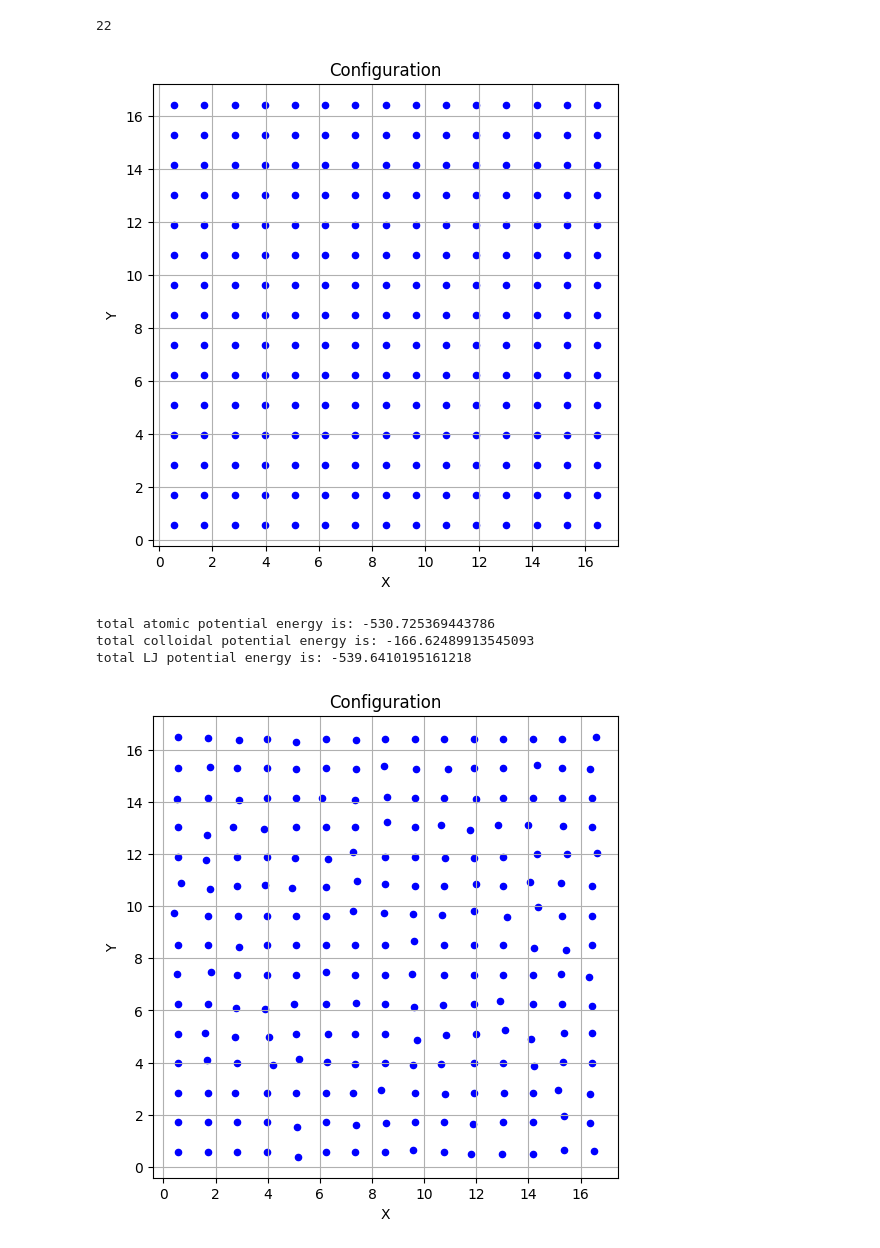
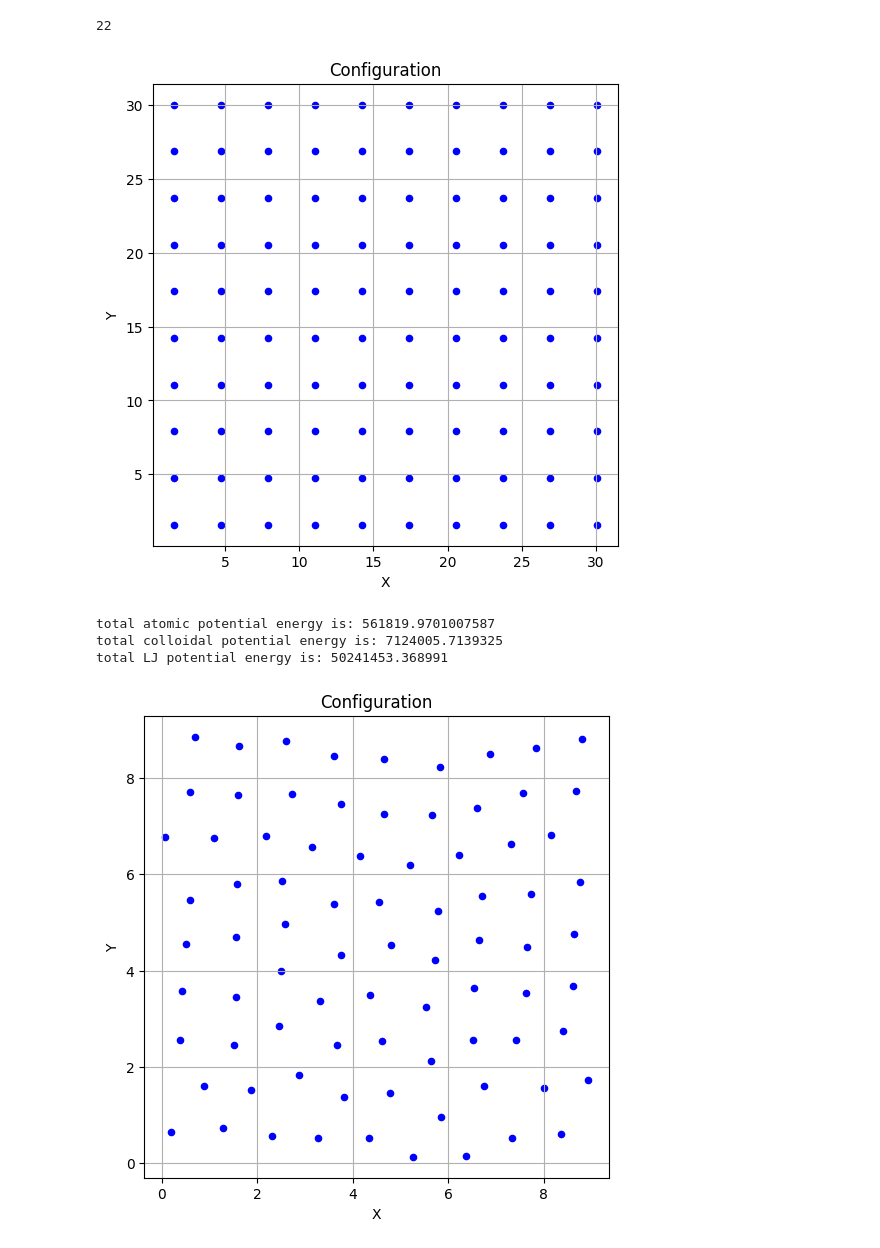
Before and after one commit to Tom20200112/comp_physics, a Jupyter notebook: Project/project.ipynb, the cells around one changed output. Drawn from its saved outputs; the diff is of its cells as text; code cells hidden in the pictures.

```diff
--- a/Project/project.ipynb
+++ b/Project/project.ipynb
@@ -219,11 +233,12 @@ T1=0.728
 rho1=0.8442
 T2=1
 rho2=0.1
-T3=5
+T3=0.9
+T4=2
 
-box=10
+box=9.1
 
-init_config=init_mc(rho1,box,1)
+init_config=init_mc(0.1,np.sqrt(100/0.1),1)
 plot_configuration(init_config)
 components=np.zeros_like(init_config)
 
@@ -232,10 +247,10 @@ print("total atomic potential energy is:",pairwise_potential(phi_A,init_config,b
 print("total colloidal potential energy is:",pairwise_potential(phi_C,init_config,box))
 print("total LJ potential energy is:",pairwise_potential(lj_potential_cut,init_config,box))
 # %% [output]
-[figure, old version]
+[figure, new version]
-total atomic potential energy is: -530.725369443786
-total colloidal potential energy is: -166.62489913545093
-total LJ potential energy is: -539.6410195161218
+total atomic potential energy is: 561819.9701007587
+total colloidal potential energy is: 7124005.7139325
+total LJ potential energy is: 50241453.368991
 # %%
 import math
 from decimal import Decimal
@@ -337,33 +352,33 @@ def md_simulation(t_step:float,total_step:int,T:float,box:float,interval:float,c
     return energies
 
 
 def mc_simulation(total_step:int,T:float,box:float,sigma:float, coordinates: np.ndarray):
     # T is the temparature; sigma is the magnitude of random displacement
     N=coordinates.shape[0]
     energies=list(range(total_step))
 
     for i in range(total_step):
         e_old=pairwise_potential(phi_A,coordinates,box)
         rand_index=np.random.randint(0, N)
         displace_x=np.random.normal(0, sigma)
         displace_y=np.random.normal(0, sigma)
         coordinates[rand_index][0]=my_remainder((coordinates[rand_index][0]+displace_x),box)
         coordinates[rand_index][1]=my_remainder((coordinates[rand_index][1]+displace_y),box)
         e_new=pairwise_potential(phi_A,coordinates,box)
 
         random_number = random.random()
         if random_number<np.exp(-(e_new-e_old)/T):
             energies[i]=e_new
         else:
             energies[i]=e_old
             coordinates[rand_index][0]=my_remainder((coordinates[rand_index][0]-displace_x),box)
             coordinates[rand_index][1]=my_remainder((coordinates[rand_index][1]-displace_y),box)
 
 
     plot_configuration(coordinates)
     return energies
 
-total_step=5000
-energies=mc_simulation(total_step,T1,box,0.5,init_config)
+total_step=4000
+energies=mc_simulation(total_step,T3,box,0.08,init_config)
 # %% [output]
-[figure, old version]
+[figure, new version]
```
Also changed, not shown: parts of 13 cells of this notebook, 9 other files.
